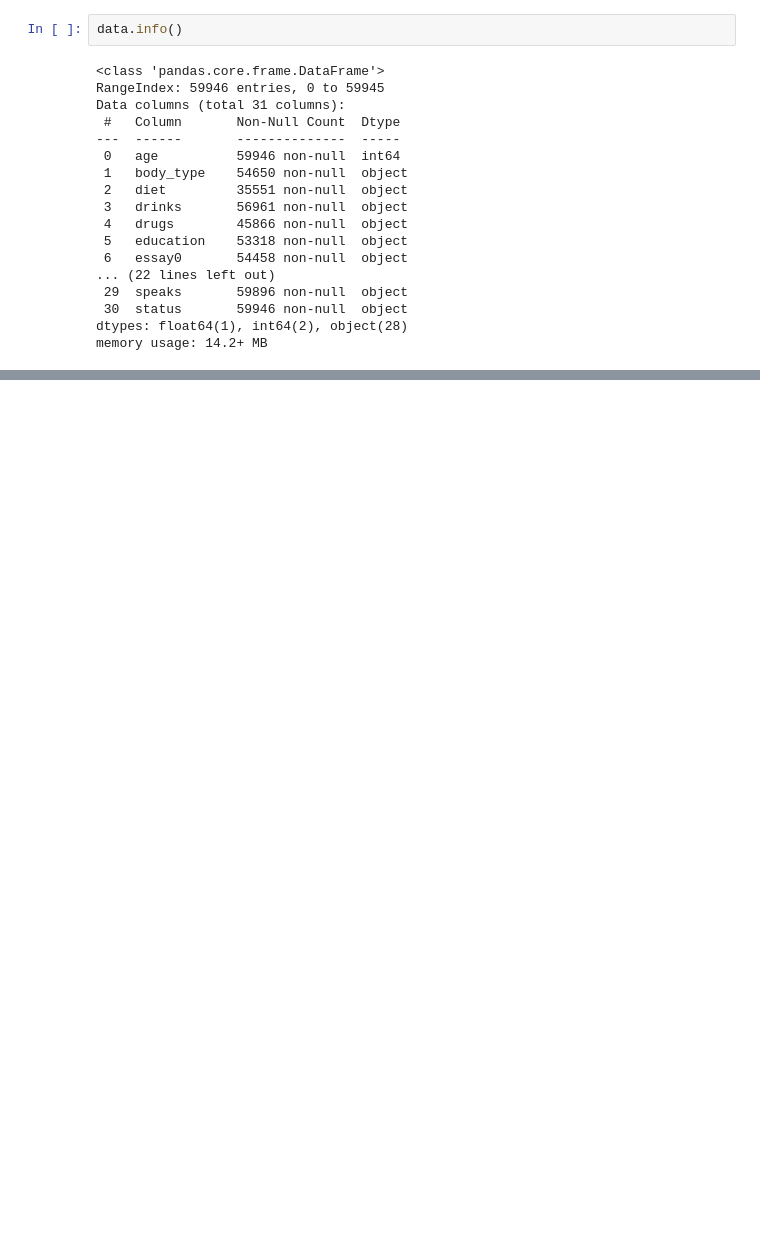
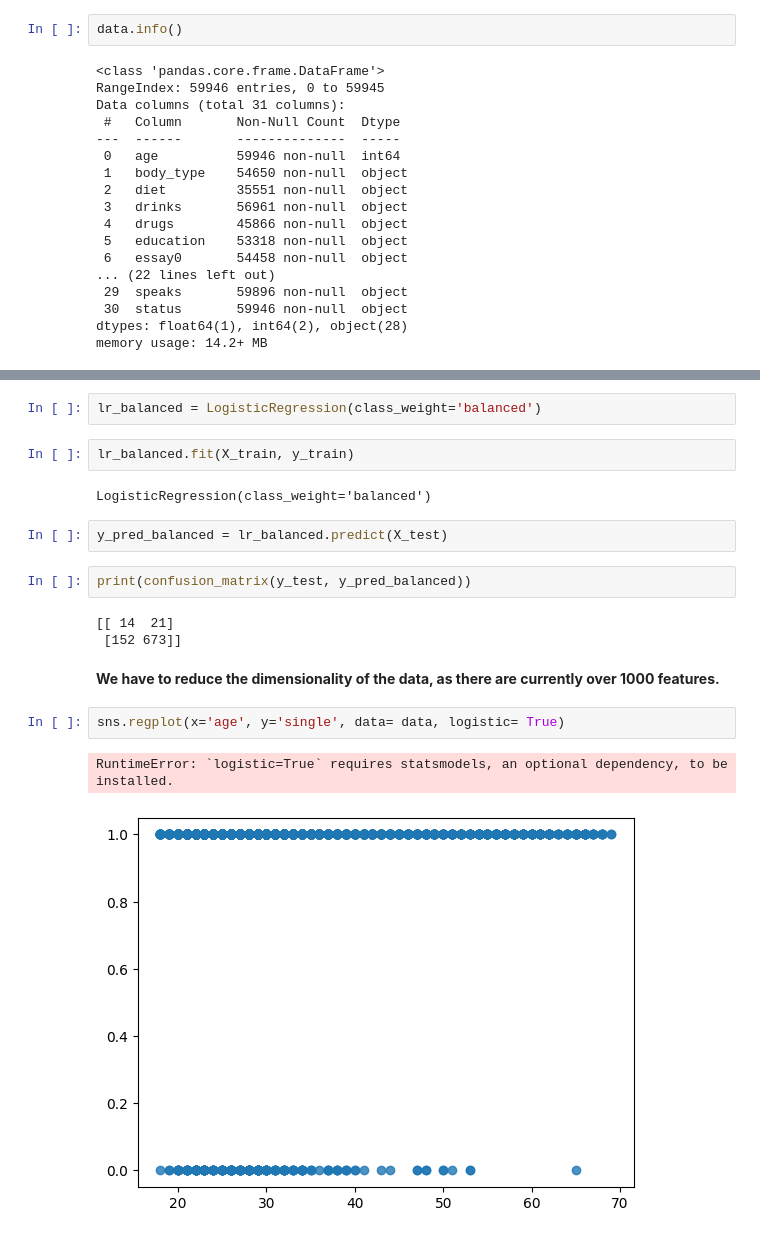
Before and after one commit to rasievers82/OKCupid_Date-A-Scientist, a Jupyter notebook: date-a-scientist.ipynb, the cells around one changed output, grey strips where cells are left out. Saved outputs shown, nothing was run; the diff lists cells and outputs as text; blank space fills up the shorter version.

```diff
--- a/date-a-scientist.ipynb
+++ b/date-a-scientist.ipynb
@@ -81,0 +157,20 @@ The essays have HTML line break tags. These will have to be removed.
+# %%
+lr_balanced = LogisticRegression(class_weight='balanced')
+# %%
+lr_balanced.fit(X_train, y_train)
+# %% [output]
+LogisticRegression(class_weight='balanced')
+# %%
+y_pred_balanced = lr_balanced.predict(X_test)
+# %%
+print(confusion_matrix(y_test, y_pred_balanced))
+# %% [output]
+[[ 14  21]
+ [152 673]]
+# %% [markdown]
+**We have to reduce the dimensionality of the data, as there are currently over 1000 features.**
+# %%
+sns.regplot(x='age', y='single', data= data, logistic= True)
+# %% [output]
+RuntimeError: `logistic=True` requires statsmodels, an optional dependency, to be installed.
+[figure, added]
```
Also changed, not shown: parts of 33 cells of this notebook.
